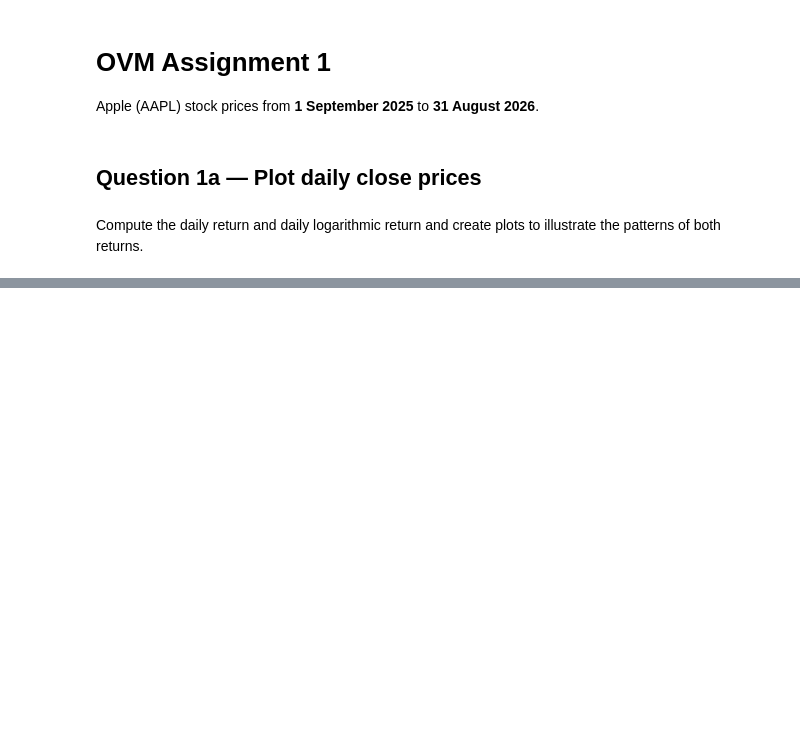
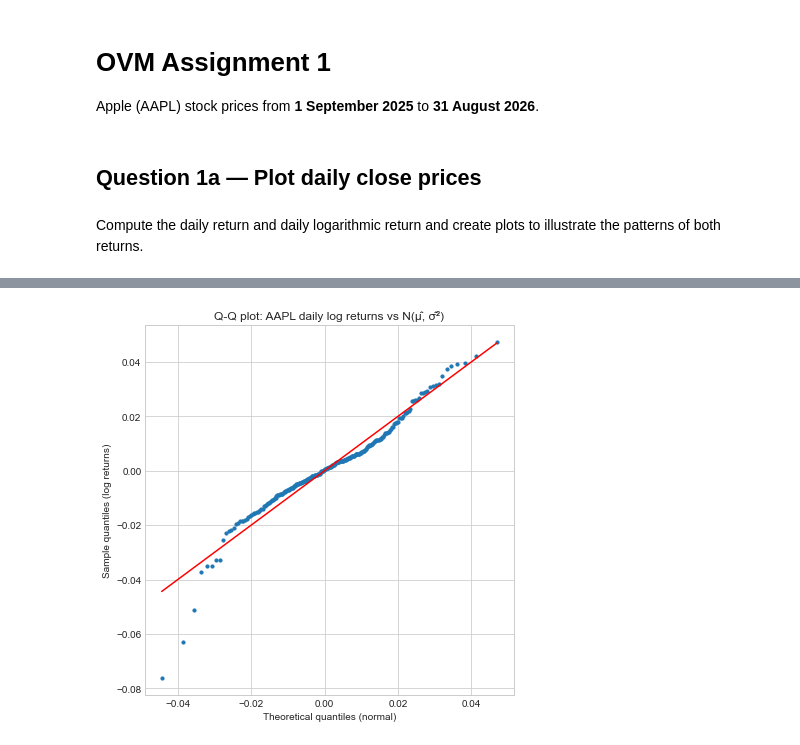
Before and after one commit to d1namite41/OVM_1, a Jupyter notebook: OVM_assignment_1.ipynb, the cells around one changed output, grey strips where cells are left out. Saved outputs shown, nothing was run; the diff lists cells and outputs as text; code cells hidden in the pictures; blank space fills up the shorter version.

```diff
--- a/OVM_assignment_1.ipynb
+++ b/OVM_assignment_1.ipynb
@@ -55,0 +79,21 @@ plt.show()
+# %%
+from scipy.stats import norm
+
+sample_q=np.sort(log_returns_clean)
+n=len(sample_q)
+probabilities=(np.arange(1,n+1)-0.5)/n
+theory_q=norm.ppf(probabilities,loc=mean_lr,scale=sd_lr)
+
+plt.figure(figsize=(6, 6))
+stats.probplot(log_returns_clean, dist="norm", sparams=(mean_lr, sd_lr), plot=plt)
+
+plt.scatter(theory_q,sample_q,s=10)
+
+plt.plot(theory_q,theory_q,color="red")
+plt.title("Q-Q plot: AAPL daily log returns vs N(μ̂, σ̂²)")
+plt.xlabel("Theoretical quantiles (normal)")
+plt.ylabel("Sample quantiles (log returns)")
+plt.tight_layout()
+plt.show()
+# %% [output]
+[figure, added]
```
Also changed, not shown: parts of 4 cells of this notebook.
